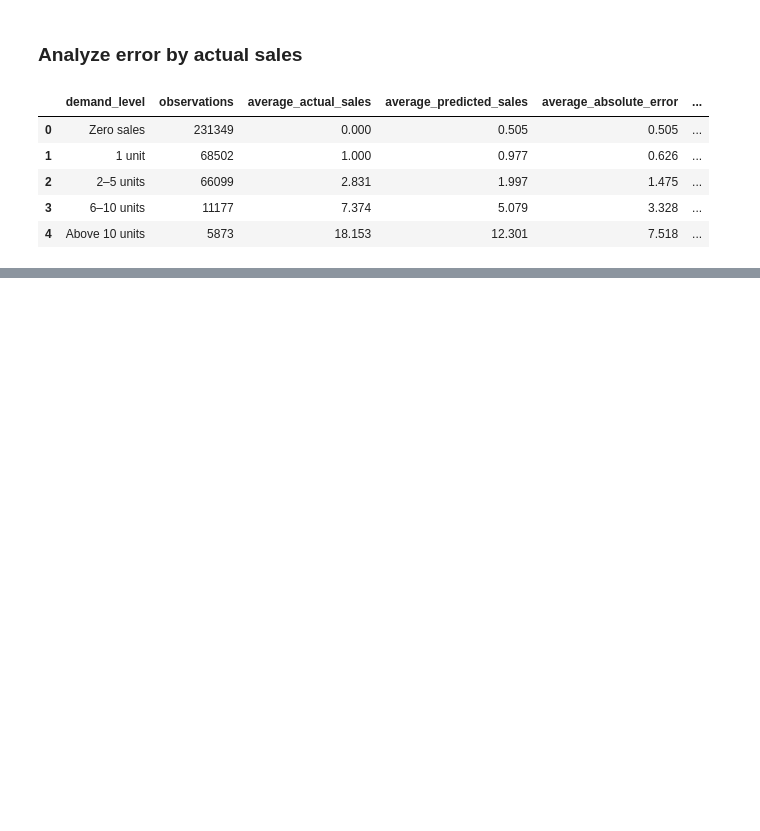
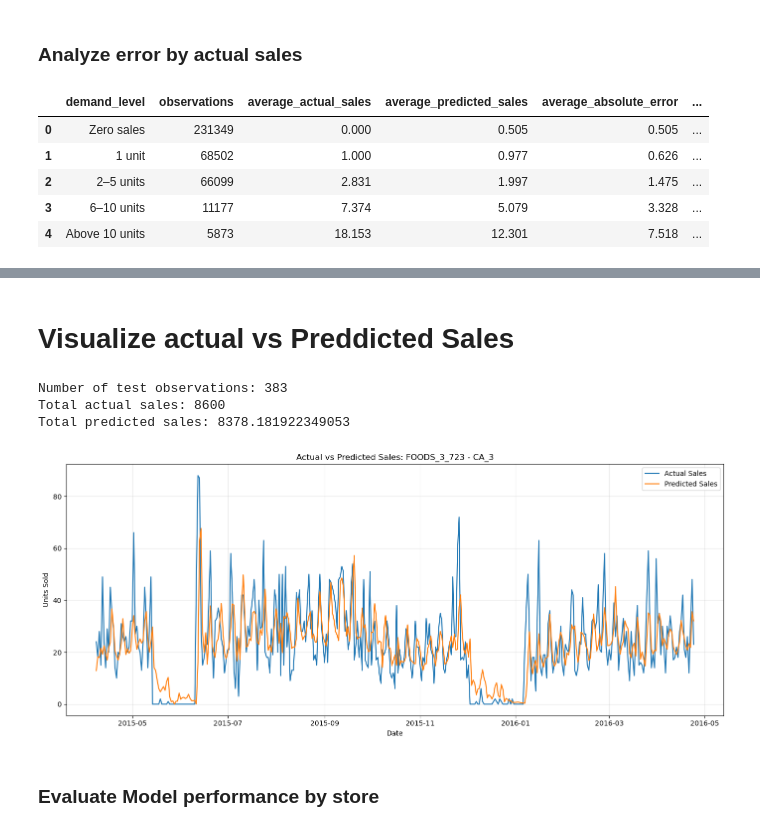
Before and after one commit to 20deepak28/demand-analysis-project, a Jupyter notebook: 04_baseline_model.ipynb, the cells around one changed output, grey strips where cells are left out. Cells and saved outputs as stored; diff of their text form; code cells hidden in the pictures; blank space fills up the shorter version.

```diff
--- a/04_baseline_model.ipynb
+++ b/04_baseline_model.ipynb
@@ -2595,0 +2793,52 @@ display(demand_error_analysis)
+# %% [markdown]
+# Visualize actual vs Preddicted Sales
+# %%
+import matplotlib.pyplot as plt
+import pandas as pd
+
+# Select one item-store combination
+item_id = "FOODS_3_723"
+store_id = "CA_3"
+
+item_data = error_df[
+    (error_df["item_id"] == item_id) &
+    (error_df["store_id"] == store_id)
+].copy()
+
+item_data["date"] = pd.to_datetime(item_data["date"])
+item_data = item_data.sort_values("date")
+
+print("Number of test observations:", len(item_data))
+print("Total actual sales:", item_data["actual_sales"].sum())
+print("Total predicted sales:", item_data["predicted_sales"].sum())
+
+plt.figure(figsize=(14, 6))
+
+plt.plot(
+    item_data["date"],
+    item_data["actual_sales"],
+    label="Actual Sales",
+    linewidth=1.5
+)
+
+plt.plot(
+    item_data["date"],
+    item_data["predicted_sales"],
+    label="Predicted Sales",
+    linewidth=1.5
+)
+
+plt.title(f"Actual vs Predicted Sales: {item_id} - {store_id}")
+plt.xlabel("Date")
+plt.ylabel("Units Sold")
+plt.legend()
+plt.grid(alpha=0.3)
+plt.tight_layout()
+plt.show()
+# %% [output]
+Number of test observations: 383
+Total actual sales: 8600
+Total predicted sales: 8378.181922349053
+[figure, added]
+# %% [markdown]
+### Evaluate Model performance by store
```
Also changed, not shown: parts of 103 cells of this notebook, 1 other file.
